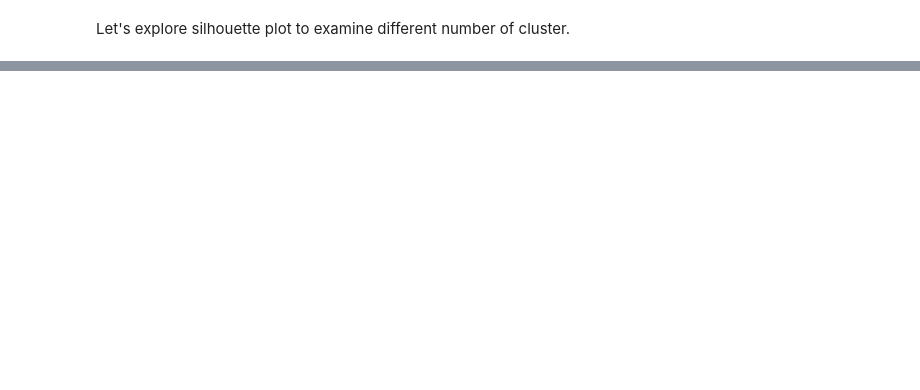
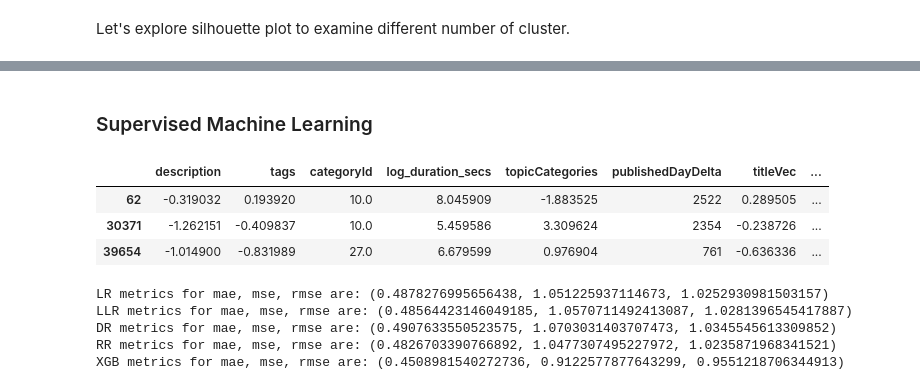
Before and after one commit to ajinkyabhanudas/SIADS696, a Jupyter notebook: EDA_Poom.ipynb, the cells around one changed output, grey strips where cells are left out. Saved outputs shown, nothing was run; the diff lists cells and outputs as text; code cells hidden in the pictures; blank space fills up the shorter version.

```diff
--- a/EDA_Poom.ipynb
+++ b/EDA_Poom.ipynb
@@ -445,0 +510,9 @@ for i, k in enumerate([2, 3, 4, 5, 6]):
+# %% [markdown]
+### Supervised Machine Learning
+# %%
+norm_view_vec.sample(3)
+# %% [output]
+|  | description | tags | categoryId | log_duration_secs | topicCategories | publishedDayDelta | titleVec | ... |
+| 62 | -0.319032 | 0.193920 | 10.0 | 8.045909 | -1.883525 | 2522 | 0.289505 | ... |
+| 30371 | -1.262151 | -0.409837 | 10.0 | 5.459586 | 3.309624 | 2354 | -0.238726 | ... |
+| 39654 | -1.014900 | -0.831989 | 27.0 | 6.679599 | 0.976904 | 761 | -0.636336 | ... |
@@ -445,0 +569,15 @@ for i, k in enumerate([2, 3, 4, 5, 6]):
+# %%
+# prediction scores
+print(f"LR metrics for mae, mse, rmse are: {ret_metrics(test_y, lr_pred)}")
+print(f"LLR metrics for mae, mse, rmse are: {ret_metrics(test_y, llr_pred)}")
+print(f"DR metrics for mae, mse, rmse are: {ret_metrics(test_y, dr_pred)}")
+print(f"RR metrics for mae, mse, rmse are: {ret_metrics(test_y, rr_pred)}")
+# print(f"SVR metrics for mae, mse, rmse are: {ret_metrics(test_y, svr_pred)}")
+# print(f"DTR metrics for mae, mse, rmse are: {ret_metrics(test_y, dtr_pred)}")
+print(f"XGB metrics for mae, mse, rmse are: {ret_metrics(test_y, xgb_pred)}")
+# %% [output]
+LR metrics for mae, mse, rmse are: (0.4878276995656438, 1.051225937114673, 1.0252930981503157)
+LLR metrics for mae, mse, rmse are: (0.48564423146049185, 1.0570711492413087, 1.0281396545417887)
+DR metrics for mae, mse, rmse are: (0.4907633550523575, 1.0703031403707473, 1.0345545613309852)
+RR metrics for mae, mse, rmse are: (0.4826703390766892, 1.0477307495227972, 1.0235871968341521)
+XGB metrics for mae, mse, rmse are: (0.4508981540272736, 0.9122577877643299, 0.9551218706344913)
```
Also changed, not shown: parts of 26 cells of this notebook.
